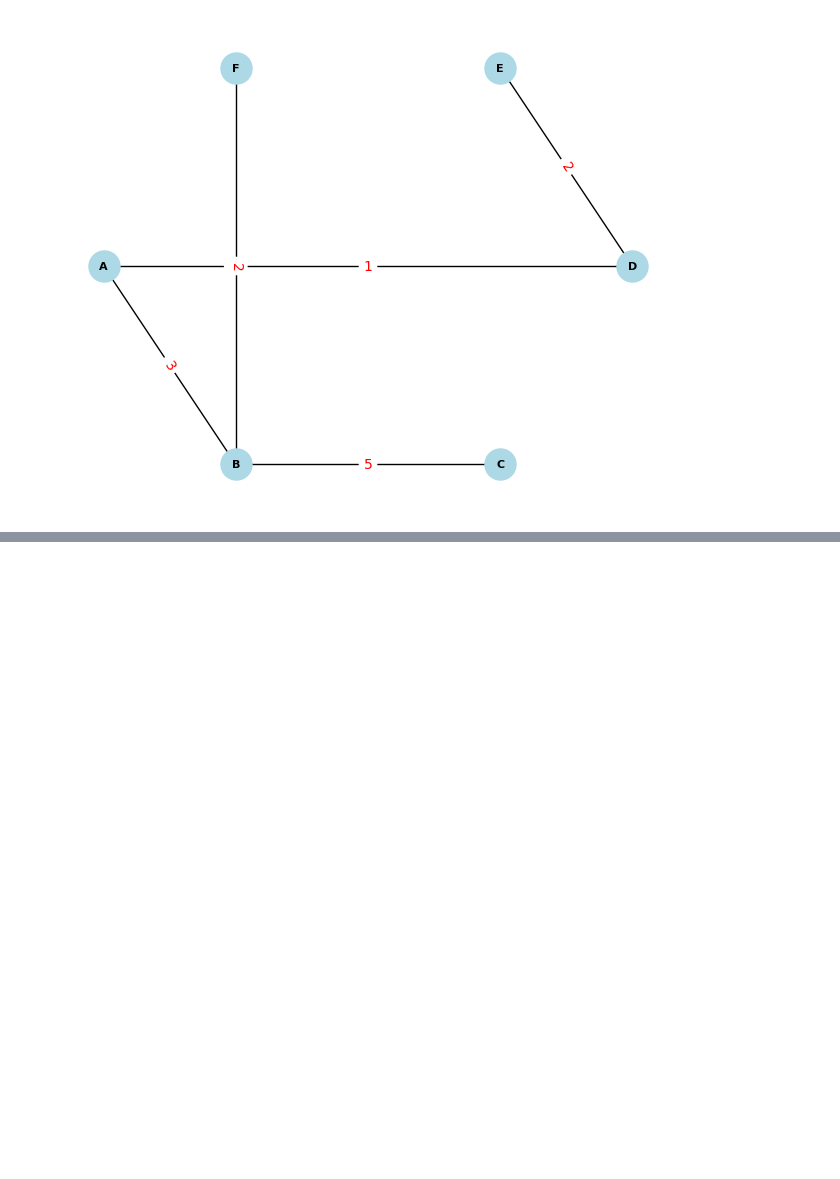
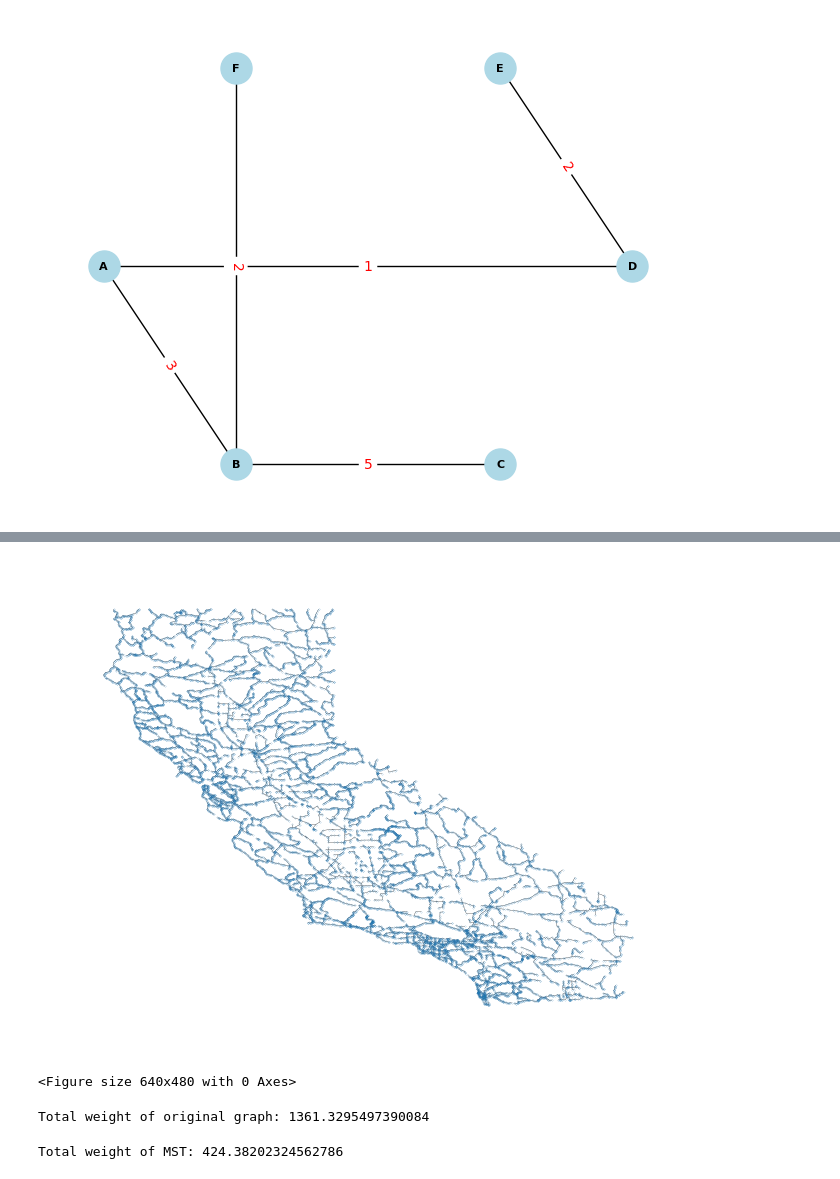
Before and after one commit to jamescalnan/Algorithms-that-Changed-the-World-CA, a Jupyter notebook: Boruvkas Algorithm.ipynb, the cells around one changed output, grey strips where cells are left out. Cells and saved outputs as stored; diff of their text form; code cells hidden in the pictures; blank space fills up the shorter version.

```diff
--- a/Boruvkas Algorithm.ipynb
+++ b/Boruvkas Algorithm.ipynb
@@ -549,0 +648,25 @@ plot_maze(np_maze_with_path)
+# %%
+# To visualize the MST, create a new NetworkX graph
+mst_graph = nx.Graph()
+mst_graph.add_nodes_from(node_ids)
+mst_graph.add_edges_from(mst.keys())
+
+# Use original positions for drawing
+original_pos = {node_ids[i]: pos for i, pos in enumerate(nx.get_node_attributes(G, 'pos').values())}
+nx.draw(mst_graph, original_pos, with_labels=False, node_size=.01, width=.2)
+plt.show()
+plt.savefig(f'{file.lower()}_mst.png', dpi=1600)
+# %% [output]
+[figure, added]
+<Figure size 640x480 with 0 Axes>
+# %%
+# Get the total weight of the original graph
+total_weight = sum(edges.values())
+print(f'Total weight of original graph: {total_weight}')
+
+# Get the total weight of the MST
+mst_weight = sum(mst.values())
+print(f'Total weight of MST: {mst_weight}')
+# %% [output]
+Total weight of original graph: 1361.3295497390084
+Total weight of MST: 424.38202324562786
```
Also changed, not shown: parts of 14 cells of this notebook, 10 other files.
